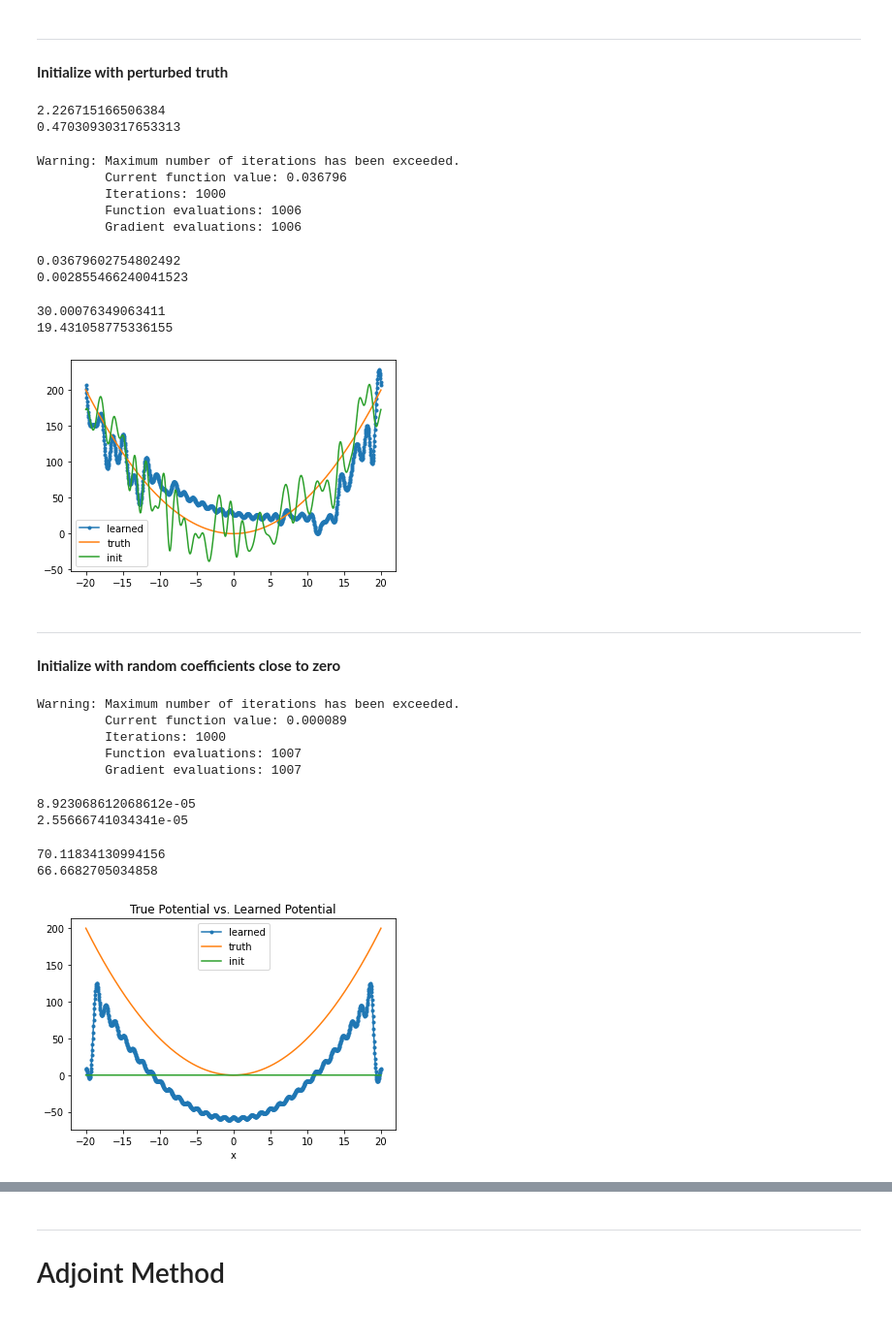
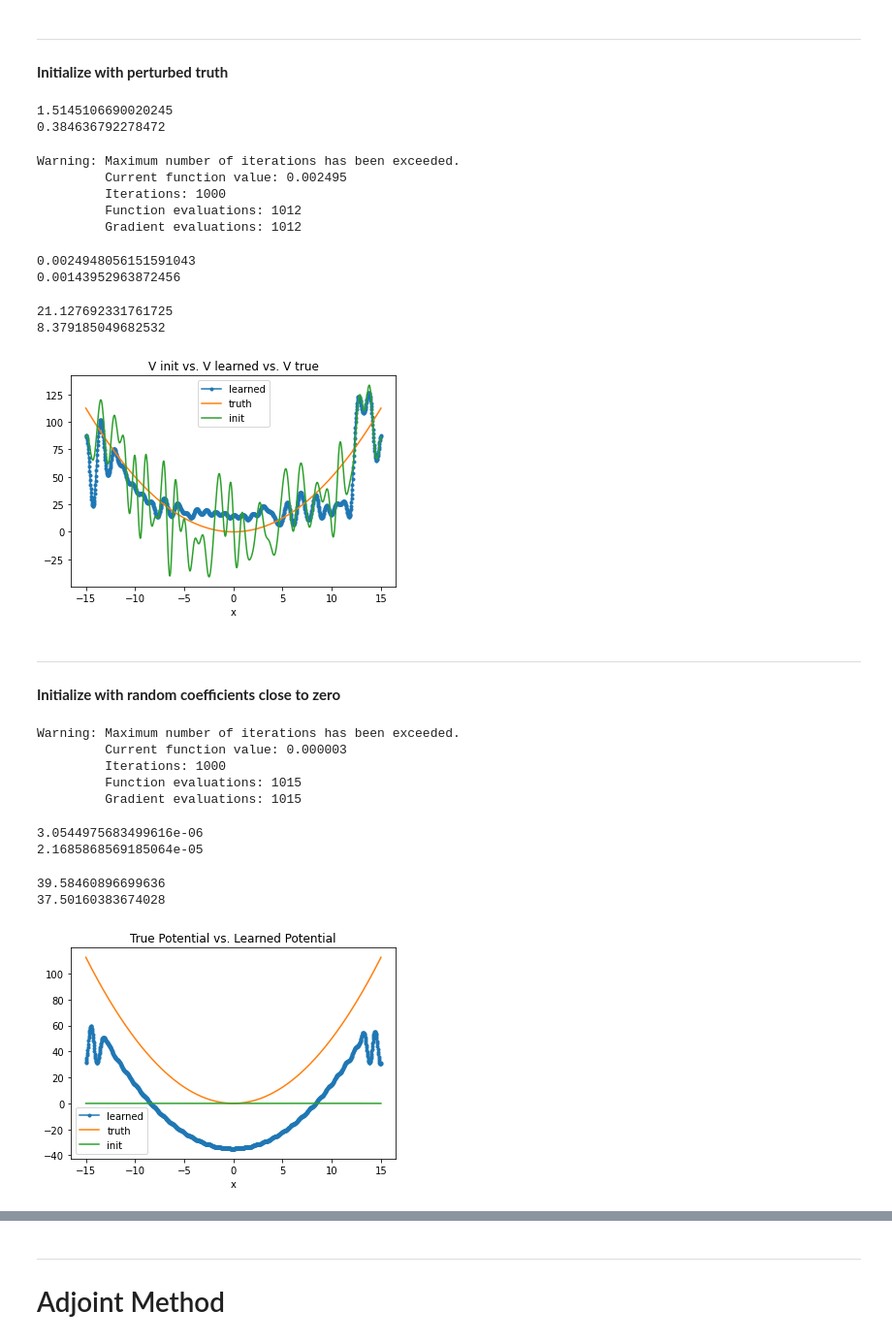
Before and after one commit to kbcollins/tdse, a Jupyter notebook: tdse-prob-density/tdse-prob-density-kbc.ipynb, the cells around one changed output, grey strips where cells are left out. Shown at 97% size. Cells and saved outputs as stored; diff of their text form; code cells hidden in the pictures.

```diff
--- a/tdse-prob-density/tdse-prob-density-kbc.ipynb
+++ b/tdse-prob-density/tdse-prob-density-kbc.ipynb
@@ -19,7 +19,7 @@ os.environ['XLA_PYTHON_CLIENT_PREALLOCATE']='false'
 <h1>Forward Problem</h1>
 # %%
 # size of spatial domain
-L = 20  # 15.0  # originally 10, increased by 50%
+L = 15.0  # originally 10, increased by 50%
 # number of real space grid points (for plotting)
 numx = 1025
 # real space grid points (for plotting)
@@ -170,7 +173,7 @@ def mka0(psi0fn):
 # compute vector of initial states
 
 # pick initial un-normalized wave functions
-psi0fnvec = [psi0_0, psi0_1, psi0_2, psi0_3, psi0_4, psi0_5]
+psi0fnvec = [psi0_0, psi0_1, psi0_2, psi0_3]  # [psi0_0, psi0_1, psi0_2, psi0_3, psi0_4, psi0_5]
 
 a0vec = []
 normpsi0xvec = []
@@ -591,8 +520,8 @@ thetatrub = jnp.array(thetatrub)
 print(jitprobobj(thetatrub))
 print(nl.norm(gradprobobj(thetatrub)))
 # %% [output]
-2.226715166506384
-0.47030930317653313
+1.5145106690020245
+0.384636792278472
 # %%
 rslttrubjaxgrad = so.minimize(jitprobobj, thetatrub, jac=gradprobobj, tol=1e-12, options={'maxiter': 1000, 'disp': True, 'gtol': 1e-15}).x
 
@@ -601,16 +530,16 @@ rslttrubjaxgrad = so.minimize(jitprobobj, thetatrub, jac=gradprobobj, tol=1e-12,
 # rslttrubjaxgrad = so.minimize(jitprobobj, vtoeptruecat, jac=gradprobobj, tol=1e-12, options={'maxiter': 3000, 'disp': True, 'gtol': 1e-15}).x
 # %% [output]
 Warning: Maximum number of iterations has been exceeded.
-         Current function value: 0.036796
+         Current function value: 0.002495
          Iterations: 1000
-         Function evaluations: 1006
-         Gradient evaluations: 1006
+         Function evaluations: 1012
+         Gradient evaluations: 1012
 # %%
 print(jitprobobj(rslttrubjaxgrad))
 print(nl.norm(gradprobobj(rslttrubjaxgrad)))
 # %% [output]
-0.03679602754802492
-0.002855466240041523
+0.0024948056151591043
+0.00143952963872456
 # %%
 vtoeplearnR = rslttrubjaxgrad[:numtoepelms]
 vtoeplearnI = jnp.concatenate((jnp.array([0.0]), rslttrubjaxgrad[numtoepelms:]))
@@ -619,8 +548,8 @@ vtoeplearn = vtoeplearnR + 1j * vtoeplearnI
 print(nl.norm(vtoeplearn - vtoeptrue))
 print(np.max(np.abs(vtoeplearn - vtoeptrue)))
 
-vtoeplearnflat = np.sqrt(2*L) * np.concatenate([np.conjugate(np.flipud(vtoeplearn[1:(numfour+1)])), vtoeplearn[:(numfour+1)]])
-vlearnrec = vtoeplearnflat @ fourtox
+vlearnfour = np.sqrt(2 * L) * np.concatenate([np.conjugate(np.flipud(vtoeplearn[1:(numfour + 1)])), vtoeplearn[:(numfour + 1)]])
+vlearnrec = vlearnfour @ fourtox
 # %% [output]
-30.00076349063411
-19.431058775336155
+21.127692331761725
+8.379185049682532
@@ -652,20 +556,22 @@ vlearnrec = vtoeplearnflat @ fourtox
 # %%
 # plot learned v against true v
 
 vtoepinitR = thetatrub[:numtoepelms]
 vtoepinitI = jnp.concatenate((jnp.array([0.0]), thetatrub[numtoepelms:]))
 vtoepinit = vtoepinitR + 1j * vtoepinitI
 
-vtoepinitflat = np.sqrt(2*L) * np.concatenate([np.conjugate(np.flipud(vtoepinit[1:(numfour+1)])), vtoepinit[:(numfour+1)]])
-vinitrec = vtoepinitflat @ fourtox
+vinitfour = np.sqrt(2 * L) * np.concatenate([np.conjugate(np.flipud(vtoepinit[1:(numfour + 1)])), vtoepinit[:(numfour + 1)]])
+vinitrec = vinitfour @ fourtox
 
 plt.plot(xvec, jnp.real(vlearnrec), '.-', label='learned')
 plt.plot(xvec, vxvec, label='truth')
 plt.plot(xvec, jnp.real(vinitrec), label='init')
+plt.xlabel('x')
+plt.title('V init vs. V learned vs. V true')
 plt.legend()
 plt.show()
 # %% [output]
-[figure, old version]
+[figure, new version]
 # %% [markdown]
 ---
 **Initialize with random coefficients close to zero**
@@ -680,16 +586,16 @@ thetarnd = jnp.array(thetarnd)
 rsltrndjaxgrad = so.minimize(jitprobobj, thetarnd, jac=gradprobobj, tol=1e-12, options={'maxiter': 1000, 'disp': True, 'gtol': 1e-15}).x
 # %% [output]
 Warning: Maximum number of iterations has been exceeded.
-         Current function value: 0.000089
+         Current function value: 0.000003
          Iterations: 1000
-         Function evaluations: 1007
-         Gradient evaluations: 1007
+         Function evaluations: 1015
+         Gradient evaluations: 1015
 # %%
 print(jitprobobj(rsltrndjaxgrad))
 print(nl.norm(gradprobobj(rsltrndjaxgrad)))
 # %% [output]
-8.923068612068612e-05
-2.55666741034341e-05
+3.0544975683499616e-06
+2.1685868569185064e-05
 # %%
 vtoeplearnR = rsltrndjaxgrad[:numtoepelms]
 vtoeplearnI = jnp.concatenate((jnp.array([0.0]), rsltrndjaxgrad[numtoepelms:]))
@@ -698,11 +604,11 @@ vtoeplearn = vtoeplearnR + 1j * vtoeplearnI
 print(nl.norm(vtoeplearn - vtoeptrue))
 print(np.max(np.abs(vtoeplearn - vtoeptrue)))
 
-vtoeplearnflat = np.sqrt(2*L) * np.concatenate([np.conjugate(np.flipud(vtoeplearn[1:(numfour+1)])), vtoeplearn[:(numfour+1)]])
-vlearnrec = vtoeplearnflat @ fourtox
+vlearnfour = np.sqrt(2 * L) * np.concatenate([np.conjugate(np.flipud(vtoeplearn[1:(numfour + 1)])), vtoeplearn[:(numfour + 1)]])
+vlearnrec = vlearnfour @ fourtox
 # %% [output]
-70.11834130994156
-66.6682705034858
+39.58460896699636
+37.50160383674028
 # %%
 # plot learned vs true
 
@@ -710,8 +616,8 @@ vtoepinitR = thetarnd[:numtoepelms]
 vtoepinitI = jnp.concatenate((jnp.array([0.0]), thetarnd[numtoepelms:]))
 vtoepinit = vtoepinitR + 1j * vtoepinitI
 
-vtoepinitflat = np.sqrt(2*L) * np.concatenate([np.conjugate(np.flipud(vtoepinit[1:(numfour+1)])), vtoepinit[:(numfour+1)]])
-vinitrec = vtoepinitflat @ fourtox
+vinitfour = np.sqrt(2 * L) * np.concatenate([np.conjugate(np.flipud(vtoepinit[1:(numfour + 1)])), vtoepinit[:(numfour + 1)]])
+vinitrec = vinitfour @ fourtox
 
 plt.plot(xvec, jnp.real(vlearnrec), '.-', label='learned')
 plt.plot(xvec, vxvec, label='truth')
@@ -721,4 +627,4 @@ plt.title('True Potential vs. Learned Potential')
 plt.legend()
 plt.show()
 # %% [output]
-[figure, old version]
+[figure, new version]
```
Also changed, not shown: parts of 30 cells of this notebook.
